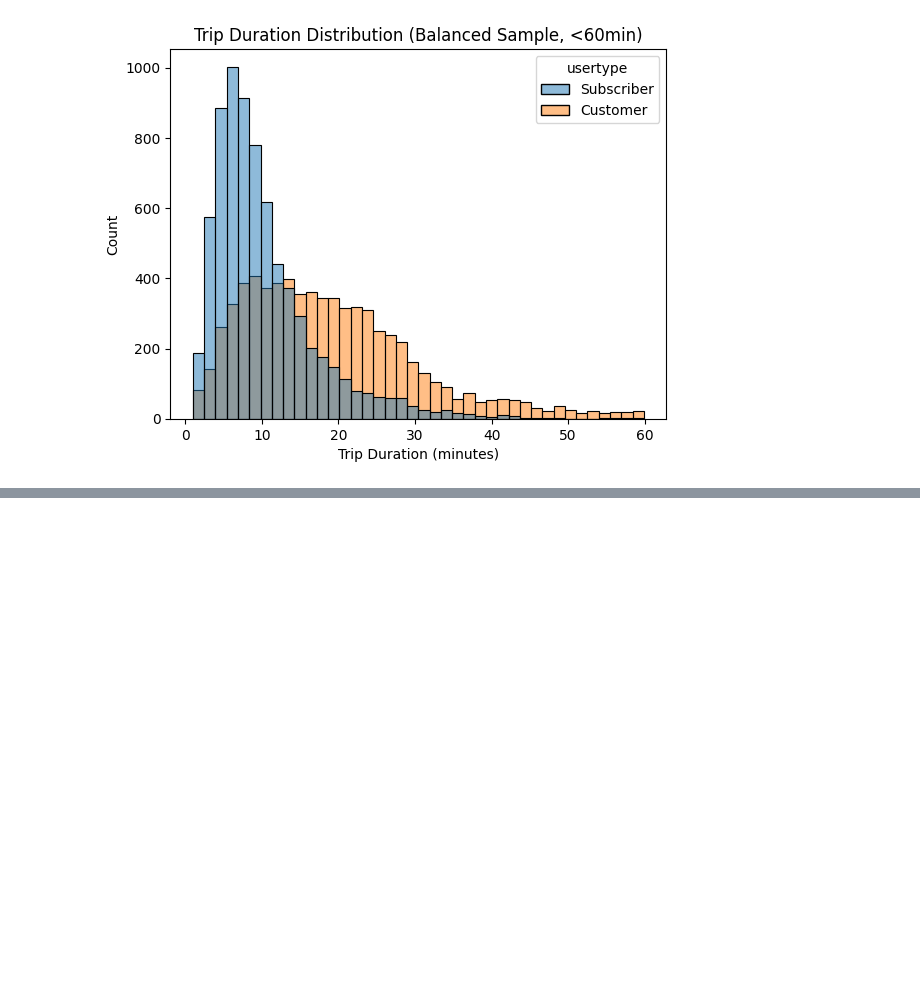
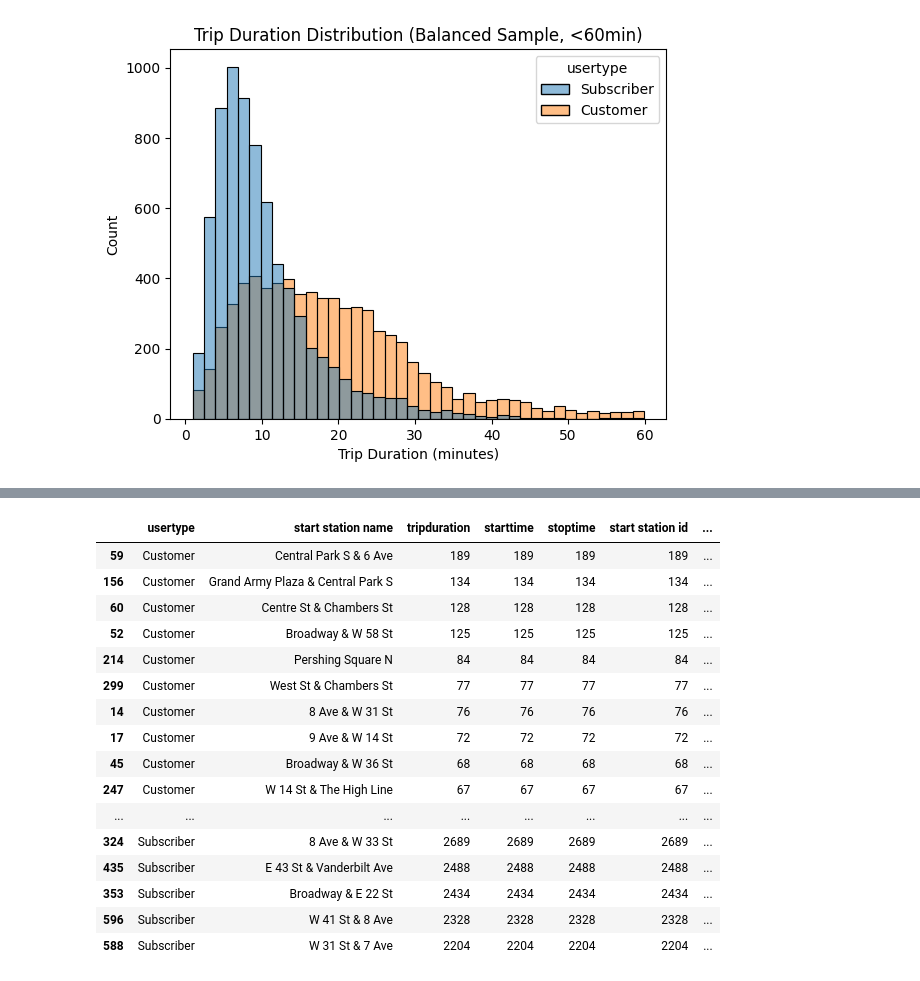
Before and after one commit to shinya-kg0/citibike-mlops, a Jupyter notebook: notebooks/2014/01_eda.ipynb, the cells around one changed output, grey strips where cells are left out. Drawn from its saved outputs; the diff is of its cells as text; code cells hidden in the pictures; blank space fills up the shorter version.

```diff
--- a/notebooks/2014/01_eda.ipynb
+++ b/notebooks/2014/01_eda.ipynb
@@ -256,0 +417,31 @@ plt.show()
+# %%
+# 出発ステーションごとの利用回数
+top_stations = (
+    df_1.groupby(["usertype", "start station name"])
+    .count()
+    .reset_index()
+    # .rename(columns={"ride_id": "ride_count"})
+    .sort_values(["usertype", "tripduration"], ascending=[True, False])
+)
+
+# 各ユーザー種別の上位10駅
+top10 = top_stations.groupby("usertype").head(10)
+top10
+# %% [output]
+|  | usertype | start station name | tripduration | starttime | stoptime | start station id | ... |
+| 59 | Customer | Central Park S & 6 Ave | 189 | 189 | 189 | 189 | ... |
+| 156 | Customer | Grand Army Plaza & Central Park S | 134 | 134 | 134 | 134 | ... |
+| 60 | Customer | Centre St & Chambers St | 128 | 128 | 128 | 128 | ... |
+| 52 | Customer | Broadway & W 58 St | 125 | 125 | 125 | 125 | ... |
+| 214 | Customer | Pershing Square N | 84 | 84 | 84 | 84 | ... |
+| 299 | Customer | West St & Chambers St | 77 | 77 | 77 | 77 | ... |
+| 14 | Customer | 8 Ave & W 31 St | 76 | 76 | 76 | 76 | ... |
+| 17 | Customer | 9 Ave & W 14 St | 72 | 72 | 72 | 72 | ... |
+| 45 | Customer | Broadway & W 36 St | 68 | 68 | 68 | 68 | ... |
+| 247 | Customer | W 14 St & The High Line | 67 | 67 | 67 | 67 | ... |
+| ... | ... | ... | ... | ... | ... | ... | ... |
+| 324 | Subscriber | 8 Ave & W 33 St | 2689 | 2689 | 2689 | 2689 | ... |
+| 435 | Subscriber | E 43 St & Vanderbilt Ave | 2488 | 2488 | 2488 | 2488 | ... |
+| 353 | Subscriber | Broadway & E 22 St | 2434 | 2434 | 2434 | 2434 | ... |
+| 596 | Subscriber | W 41 St & 8 Ave | 2328 | 2328 | 2328 | 2328 | ... |
+| 588 | Subscriber | W 31 St & 7 Ave | 2204 | 2204 | 2204 | 2204 | ... |
```
Also changed, not shown: parts of 19 cells of this notebook, 2 other files.
